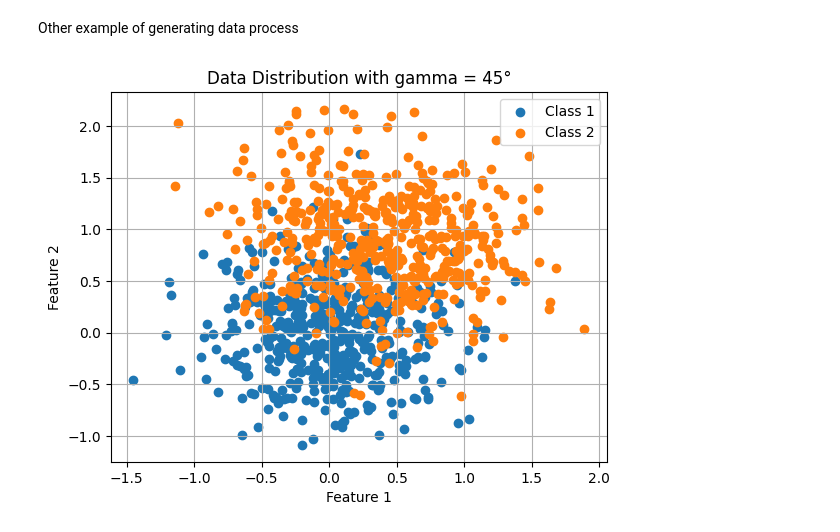
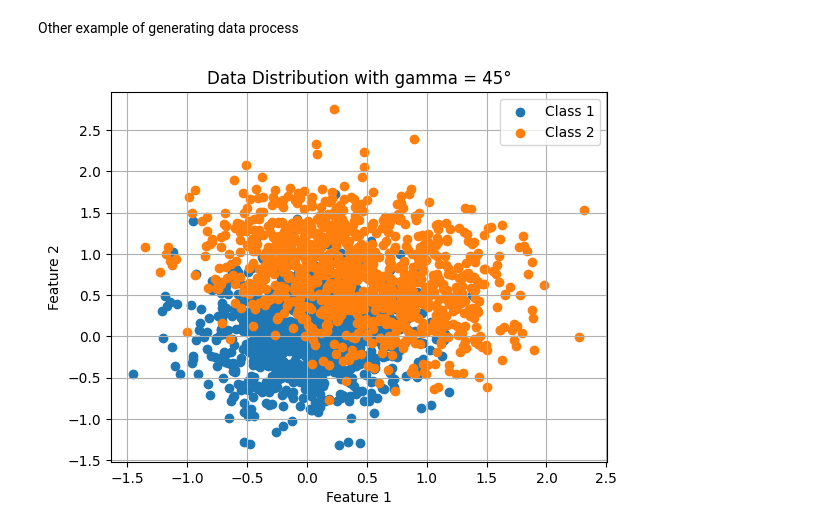
Before and after one commit to AntoineGilsonGH/Statistical-Assessment-of-Trained-Models, a Jupyter notebook: 1_Data_Simulation.ipynb, the cells around one changed output. Saved outputs shown, nothing was run; the diff lists cells and outputs as text; code cells hidden in the pictures.

```diff
--- a/1_Data_Simulation.ipynb
+++ b/1_Data_Simulation.ipynb
@@ -48,34 +48,34 @@ def generate_data(n, gamma):
     class2a = np.random.multivariate_normal(mean2a, cov, n_class // 2)
     class2b = np.random.multivariate_normal(mean2b, cov, n_class // 2)
     class2 = np.vstack((class2a, class2b))
 
     labels_class1 = np.zeros(n_class)
     labels_class2 = np.ones(n_class)
 
     X = np.vstack((class1, class2))
     y = np.hstack((labels_class1, labels_class2))
 
     df_x = pd.DataFrame(X, columns=[['x_values_abscisses', 'x_values_ordonnees']])
     df_y = pd.DataFrame(y, columns=['y_class'])
 
-    df_x.to_csv(f"x_values_n{n}.csv")
-    df_y.to_csv(f"y_values_n{n}.csv")
+    df_x.to_csv(f"Data/x_values_gamma{gamma}_n{n}.csv")
+    df_y.to_csv(f"Data/y_values_gamma{gamma}_n{n}.csv")
 
     return X, y
 
 
 np.random.seed(42)
 n=1000
-X, y = generate_data(n=1000, gamma=45)
+X, y = generate_data(n=2000, gamma=30)
 
 plt.figure()
 plt.scatter(X[y == 0][:, 0], X[y == 0][:, 1], label='Class 1')
 plt.scatter(X[y == 1][:, 0], X[y == 1][:, 1], label='Class 2')
 plt.xlabel('Feature 1')
 plt.ylabel('Feature 2')
 plt.legend()
 plt.title(f'Data Distribution with gamma = {45}°')
 plt.grid(True)
 plt.show()
 # %% [output]
-[figure, old version]
+[figure, new version]
```
Also changed, not shown: parts of 1 cell of this notebook, 16 other files.
